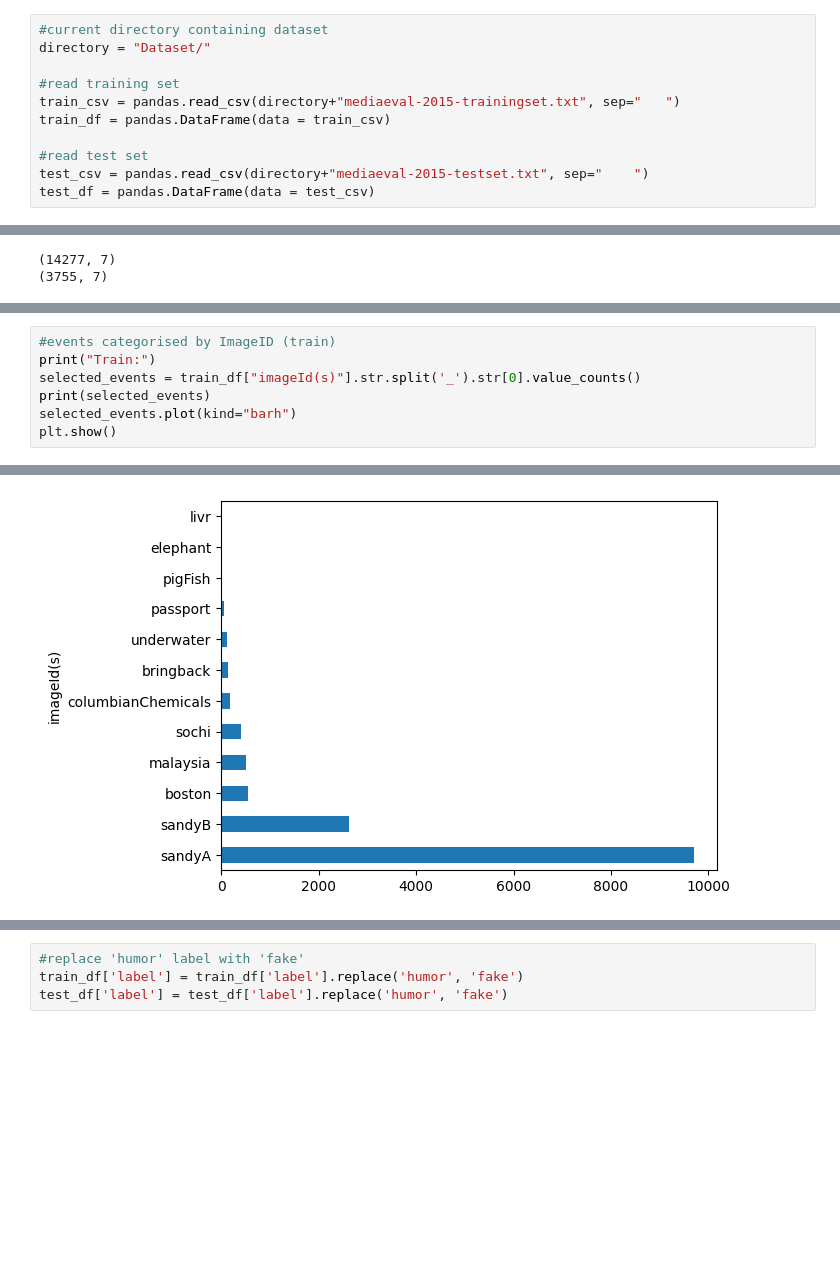
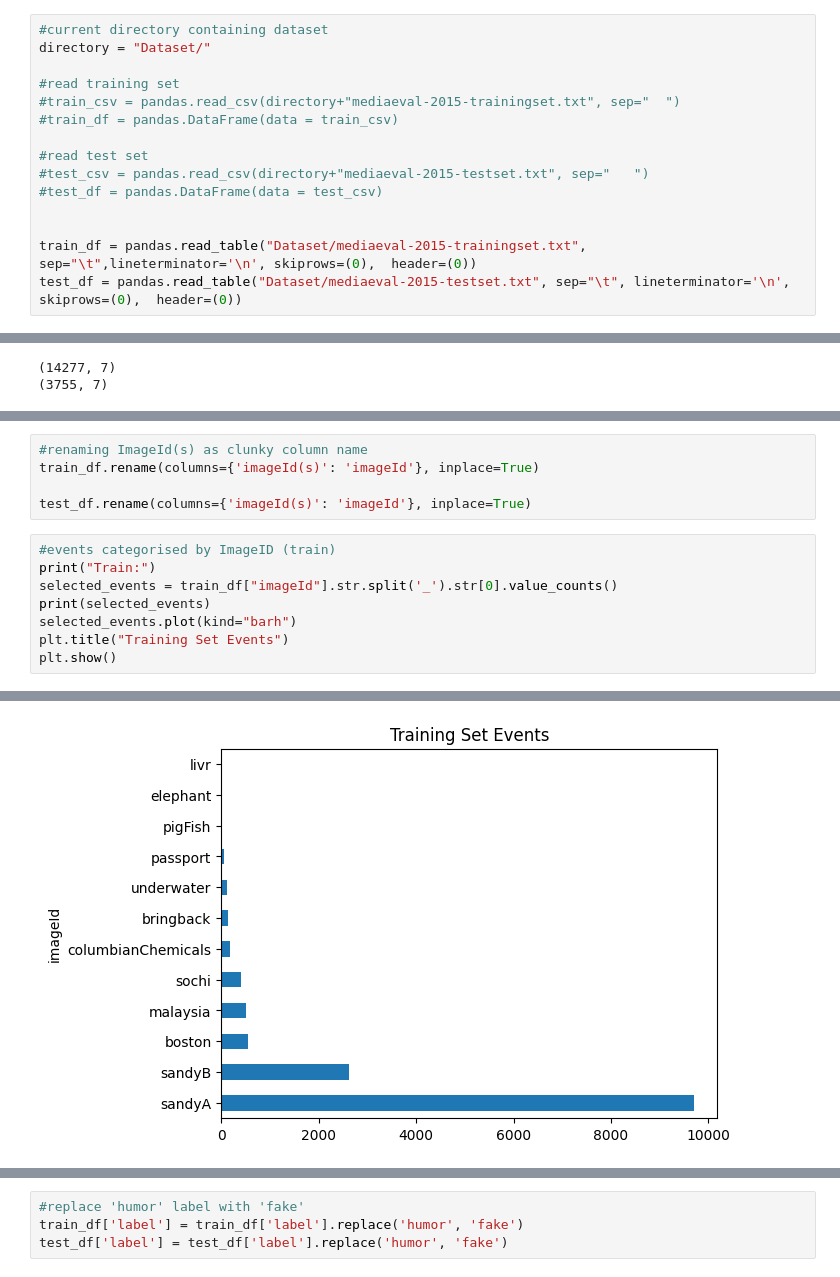
Before and after one commit to tee1g21/Machine-Learning-Technologies-Coursework, a Jupyter notebook: mediaEval.ipynb, the cells around one changed output, grey strips where cells are left out. Saved outputs shown, nothing was run; the diff lists cells and outputs as text; blank space fills up the shorter version.

```diff
--- a/mediaEval.ipynb
+++ b/mediaEval.ipynb
@@ -13,12 +13,16 @@ import matplotlib.pyplot as plt
 directory = "Dataset/"
 
 #read training set
-train_csv = pandas.read_csv(directory+"mediaeval-2015-trainingset.txt", sep="	")
-train_df = pandas.DataFrame(data = train_csv)
+#train_csv = pandas.read_csv(directory+"mediaeval-2015-trainingset.txt", sep="	")
+#train_df = pandas.DataFrame(data = train_csv)
 
 #read test set
-test_csv = pandas.read_csv(directory+"mediaeval-2015-testset.txt", sep="	")
-test_df = pandas.DataFrame(data = test_csv)
+#test_csv = pandas.read_csv(directory+"mediaeval-2015-testset.txt", sep="	")
+#test_df = pandas.DataFrame(data = test_csv)
+
+
+train_df = pandas.read_table("Dataset/mediaeval-2015-trainingset.txt", sep="\t",lineterminator='\n', skiprows=(0),  header=(0))
+test_df = pandas.read_table("Dataset/mediaeval-2015-testset.txt", sep="\t", lineterminator='\n', skiprows=(0),  header=(0))
 # %% [markdown]
 # Data Characterisation
 # %%
@@ -61,12 +65,18 @@ train_csv.head()
 | 2 | 262979898002534400 | Buena la foto del Huracán Sandy, ... | 132303095 | sandyA_fake_09 | LucasPalape | Mon Oct 29 18:11:08 +0000 2012 | fake |
 | 3 | 262996108400271360 | Scary shit #hurricane #NY http://... | 241995902 | sandyA_fake_29 | Haaaaarryyy | Mon Oct 29 19:15:33 +0000 2012 | fake |
 | 4 | 263018881839411200 | My fave place in the world #nyc #... | 250315890 | sandyA_fake_15 | princess__natt | Mon Oct 29 20:46:02 +0000 2012 | fake |
+# %%
+#renaming ImageId(s) as clunky column name
+train_df.rename(columns={'imageId(s)': 'imageId'}, inplace=True)
+
+test_df.rename(columns={'imageId(s)': 'imageId'}, inplace=True)
 # %%
 #events categorised by ImageID (train)
 print("Train:")
-selected_events = train_df["imageId(s)"].str.split('_').str[0].value_counts()
+selected_events = train_df["imageId"].str.split('_').str[0].value_counts()
 print(selected_events)
 selected_events.plot(kind="barh")
+plt.title("Training Set Events")
 plt.show()
 # %% [output]
 Train:
@@ -74,17 +84,17 @@ imageId(s)
 sandyA                9696
 sandyB                2622
 boston                 546
 malaysia               501
 sochi                  402
 columbianChemicals     185
 bringback              131
 underwater             112
 passport                46
 pigFish                 14
 elephant                13
 livr                     9
 Name: count, dtype: int64
-[figure, old version]
+[figure, new version]
 # %%
 #events categorised by ImageID (test)
 print("Test:")
```
Also changed, not shown: parts of 12 cells of this notebook.
